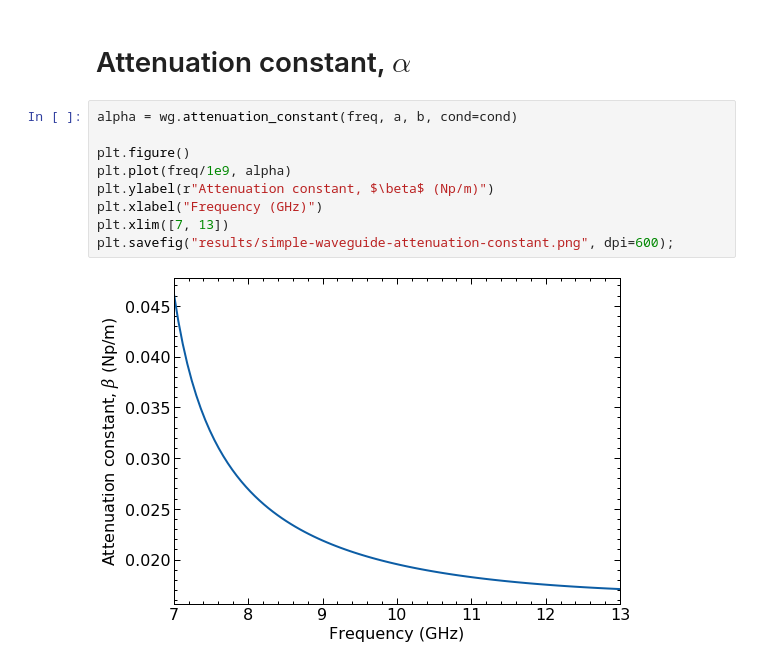
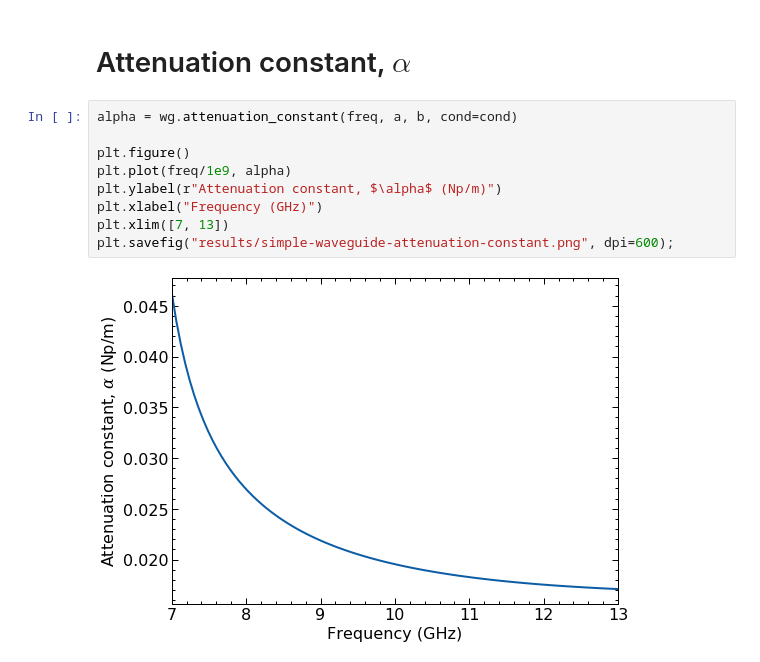
Before and after one commit to garrettj403/Waveguide, a Jupyter notebook: examples/simple-waveguide.ipynb, the cells around one changed output. Saved outputs shown, nothing was run; the diff lists cells and outputs as text.

Commit message:
examples: fix figure label

```diff
--- a/examples/simple-waveguide.ipynb
+++ b/examples/simple-waveguide.ipynb
@@ -37,11 +37,11 @@ plt.savefig("results/simple-waveguide-phase-constant.png", dpi=600);
 # %%
 alpha = wg.attenuation_constant(freq, a, b, cond=cond)
 
 plt.figure()
 plt.plot(freq/1e9, alpha)
-plt.ylabel(r"Attenuation constant, $\beta$ (Np/m)")
+plt.ylabel(r"Attenuation constant, $\alpha$ (Np/m)")
 plt.xlabel("Frequency (GHz)")
 plt.xlim([7, 13])
 plt.savefig("results/simple-waveguide-attenuation-constant.png", dpi=600);
 # %% [output]
-[figure, old version]
+[figure, new version]
```
Also changed, not shown: 1 other file.
